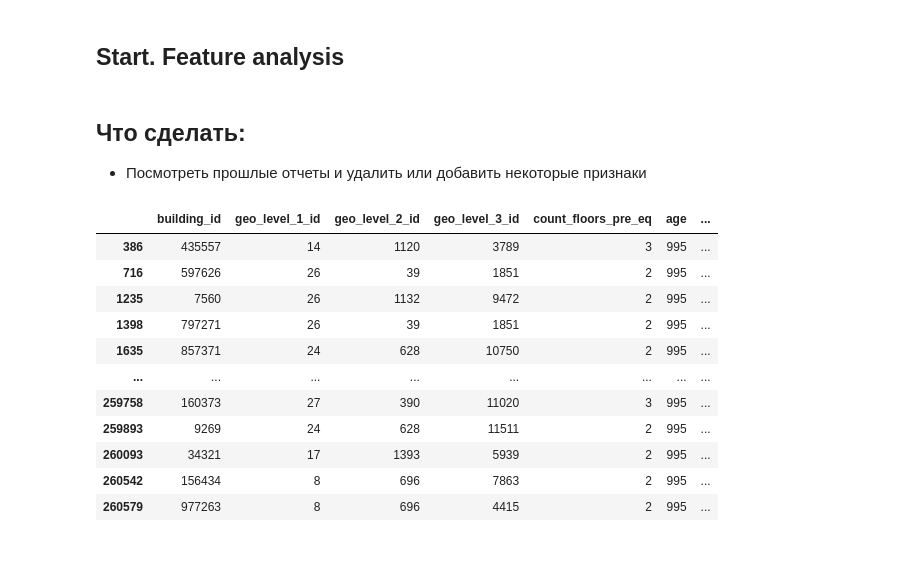
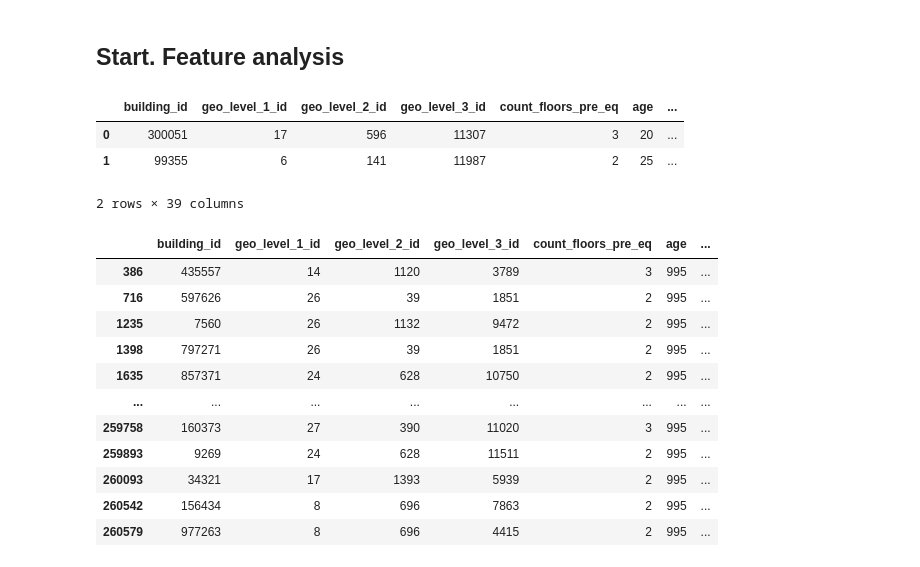
Before and after one commit to AlexeyBudarov/Richter-s-Predictor-Modeling-Earthquake-Damage, a Jupyter notebook: Driven_data.ipynb, the cells around one changed output. Saved outputs shown, nothing was run; the diff lists cells and outputs as text; code cells hidden in the pictures.

```diff
--- a/Driven_data.ipynb
+++ b/Driven_data.ipynb
@@ -6,10 +6,13 @@ from pathlib import Path
 plt.style.use("ggplot")
 # %% [markdown]
 ## Start. Feature analysis
-# %% [markdown]
-Что сделать:
--
-- Посмотреть прошлые отчеты и удалить или добавить некоторые признаки
+# %%
+test_values.head(2)
+# %% [output]
+|  | building_id | geo_level_1_id | geo_level_2_id | geo_level_3_id | count_floors_pre_eq | age | ... |
+| 0 | 300051 | 17 | 596 | 11307 | 3 | 20 | ... |
+| 1 | 99355 | 6 | 141 | 11987 | 2 | 25 | ... |
+2 rows × 39 columns
 # %%
 cwd = Path().cwd()
 train_values = pd.read_csv(cwd / 'train_values (1).csv', index_col = False)
```
Also changed, not shown: parts of 45 cells of this notebook.
